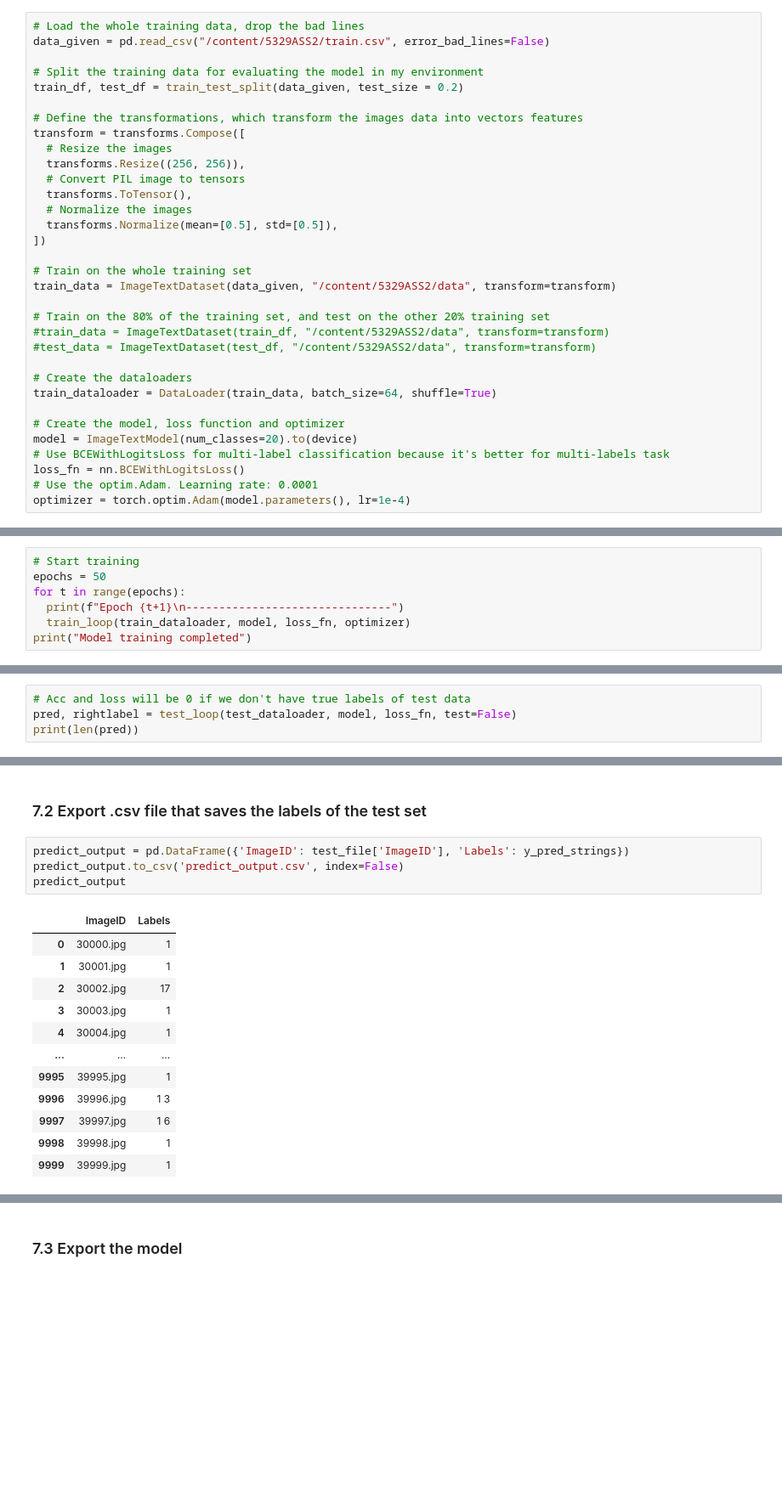
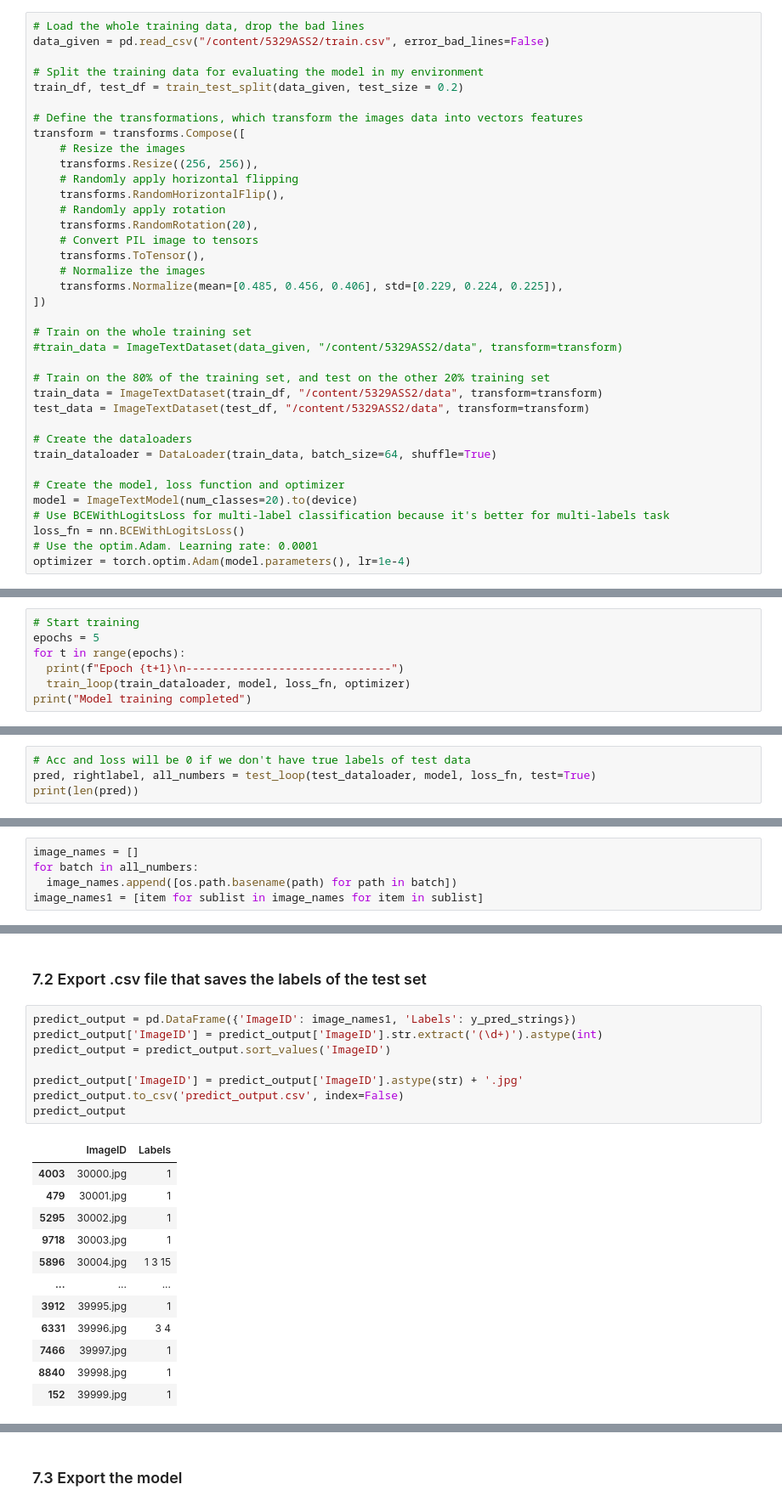
Before and after one commit to ShuXin79/5329ASS2, a Jupyter notebook: CNN_Transformer_Xin.ipynb, the cells around one changed output, grey strips where cells are left out. Shown at 85% size. Drawn from its saved outputs; the diff is of its cells as text; blank space fills up the shorter version.

```diff
--- a/CNN_Transformer_Xin.ipynb
+++ b/CNN_Transformer_Xin.ipynb
@@ -250,20 +294,24 @@ train_df, test_df = train_test_split(data_given, test_size = 0.2)
 
 # Define the transformations, which transform the images data into vectors features
 transform = transforms.Compose([
-  # Resize the images
-  transforms.Resize((256, 256)),
-  # Convert PIL image to tensors
-  transforms.ToTensor(),
-  # Normalize the images
-  transforms.Normalize(mean=[0.5], std=[0.5]),
+    # Resize the images
+    transforms.Resize((256, 256)),
+    # Randomly apply horizontal flipping
+    transforms.RandomHorizontalFlip(),
+    # Randomly apply rotation
+    transforms.RandomRotation(20),
+    # Convert PIL image to tensors
+    transforms.ToTensor(),
+    # Normalize the images
+    transforms.Normalize(mean=[0.485, 0.456, 0.406], std=[0.229, 0.224, 0.225]),
 ])
 
 # Train on the whole training set
-train_data = ImageTextDataset(data_given, "/content/5329ASS2/data", transform=transform)
+#train_data = ImageTextDataset(data_given, "/content/5329ASS2/data", transform=transform)
 
 # Train on the 80% of the training set, and test on the other 20% training set
-#train_data = ImageTextDataset(train_df, "/content/5329ASS2/data", transform=transform)
-#test_data = ImageTextDataset(test_df, "/content/5329ASS2/data", transform=transform)
+train_data = ImageTextDataset(train_df, "/content/5329ASS2/data", transform=transform)
+test_data = ImageTextDataset(test_df, "/content/5329ASS2/data", transform=transform)
 
 # Create the dataloaders
 train_dataloader = DataLoader(train_data, batch_size=64, shuffle=True)
@@ -288,7 +336,7 @@ Downloading: "https://download.pytorch.org/models/resnet50-0676ba61.pth" to /roo
 ### 5.3 Training
 # %%
 # Start training
-epochs = 50
+epochs = 5
 for t in range(epochs):
   print(f"Epoch {t+1}\n-------------------------------")
   train_loop(train_dataloader, model, loss_fn, optimizer)
@@ -372,7 +421,7 @@ test_dataloader = DataLoader(test_data, batch_size=64, shuffle=True)
 ### 6.2 Make prediction
 # %%
 # Acc and loss will be 0 if we don't have true labels of test data
-pred, rightlabel = test_loop(test_dataloader, model, loss_fn, test=False)
+pred, rightlabel, all_numbers = test_loop(test_dataloader, model, loss_fn, test=True)
 print(len(pred))
 # %% [output]
 Test Error:
@@ -386,3 +431,8 @@ print(len(rightlabel))
+# %%
+image_names = []
+for batch in all_numbers:
+  image_names.append([os.path.basename(path) for path in batch])
+image_names1 = [item for sublist in image_names for item in sublist]
 # %%
 # Transform into numpy form
 y_pred = [t.numpy() for t in pred]
@@ -408,20 +458,24 @@ y_pred_strings[:10]
 # %% [markdown]
 ### 7.2 Export .csv file that saves the labels of the test set
 # %%
-predict_output = pd.DataFrame({'ImageID': test_file['ImageID'], 'Labels': y_pred_strings})
+predict_output = pd.DataFrame({'ImageID': image_names1, 'Labels': y_pred_strings})
+predict_output['ImageID'] = predict_output['ImageID'].str.extract('(\d+)').astype(int)
+predict_output = predict_output.sort_values('ImageID')
+
+predict_output['ImageID'] = predict_output['ImageID'].astype(str) + '.jpg'
 predict_output.to_csv('predict_output.csv', index=False)
 predict_output
 # %% [output]
 |  | ImageID | Labels |
-| 0 | 30000.jpg | 1 |
-| 1 | 30001.jpg | 1 |
-| 2 | 30002.jpg | 17 |
-| 3 | 30003.jpg | 1 |
-| 4 | 30004.jpg | 1 |
+| 4003 | 30000.jpg | 1 |
+| 479 | 30001.jpg | 1 |
+| 5295 | 30002.jpg | 1 |
+| 9718 | 30003.jpg | 1 |
+| 5896 | 30004.jpg | 1 3 15 |
 | ... | ... | ... |
-| 9995 | 39995.jpg | 1 |
-| 9996 | 39996.jpg | 1 3 |
-| 9997 | 39997.jpg | 1 6 |
-| 9998 | 39998.jpg | 1 |
-| 9999 | 39999.jpg | 1 |
+| 3912 | 39995.jpg | 1 |
+| 6331 | 39996.jpg | 3 4 |
+| 7466 | 39997.jpg | 1 |
+| 8840 | 39998.jpg | 1 |
+| 152 | 39999.jpg | 1 |
 10000 rows × 2 columns
```
Also changed, not shown: parts of 14 cells of this notebook.
